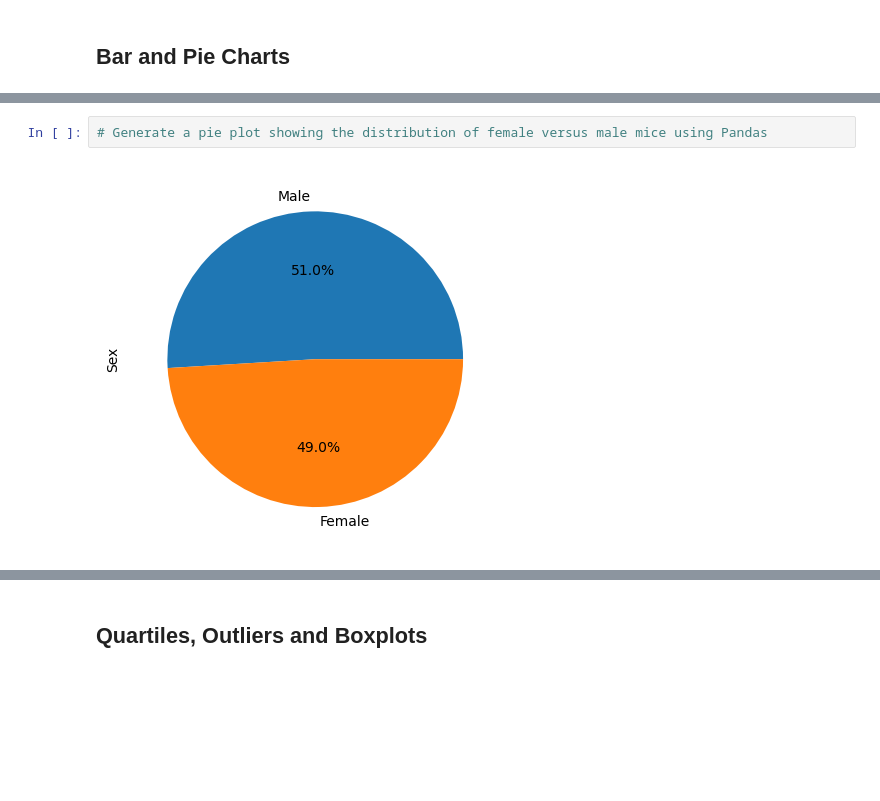
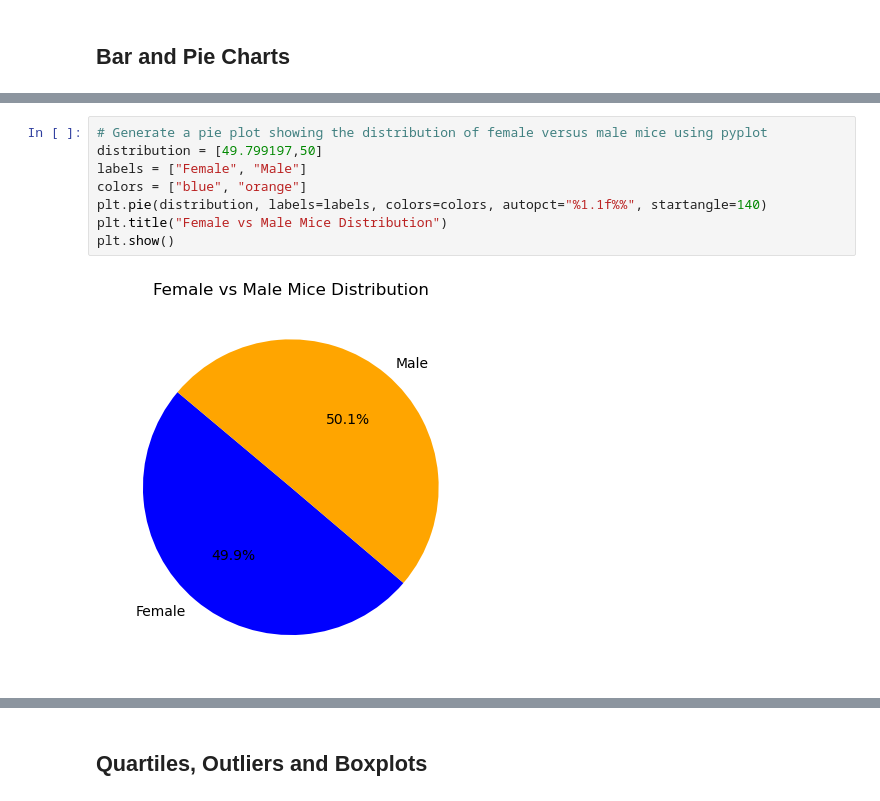
Before and after one commit to AdebolaShelby/pymaceuticals-matplotlib, a Jupyter notebook: pymaceuticals_starter.ipynb, the cells around one changed output, grey strips where cells are left out. Cells and saved outputs as stored; diff of their text form; blank space fills up the shorter version.

```diff
--- a/pymaceuticals_starter.ipynb
+++ b/pymaceuticals_starter.ipynb
@@ -130,4 +178,10 @@ mice_count_clean
 # %%
-# Generate a pie plot showing the distribution of female versus male mice using Pandas
+# Generate a pie plot showing the distribution of female versus male mice using pyplot
+distribution = [49.799197,50]
+labels = ["Female", "Male"]
+colors = ["blue", "orange"]
+plt.pie(distribution, labels=labels, colors=colors, autopct="%1.1f%%", startangle=140)
+plt.title("Female vs Male Mice Distribution")
+plt.show()
 # %% [output]
-[figure, old version]
+[figure, new version]
```
Also changed, not shown: parts of 22 cells of this notebook.
